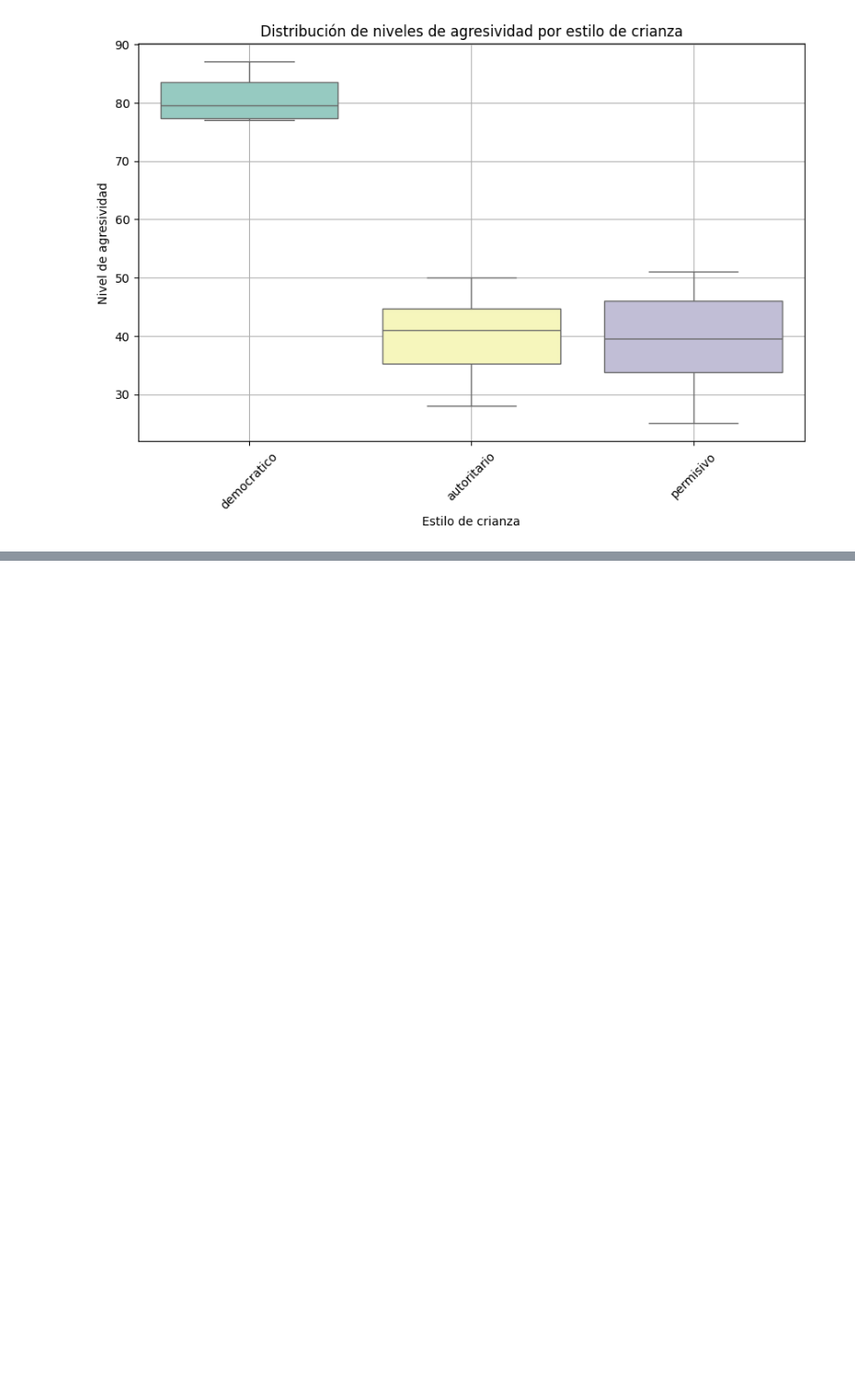
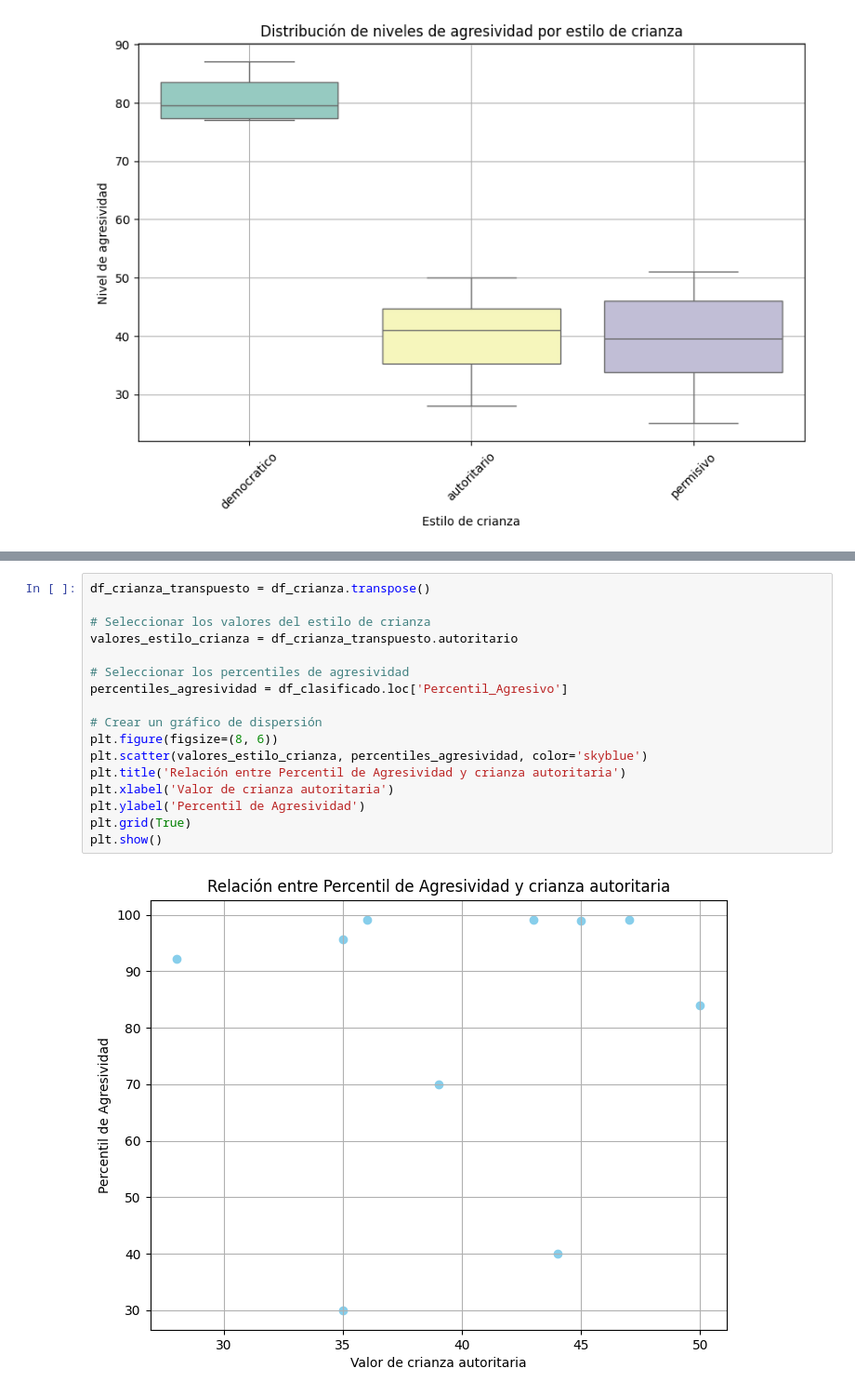
Before and after one commit to EmilDey/raulcabs, a Jupyter notebook: encuestas_CAB.ipynb, the cells around one changed output, grey strips where cells are left out. Shown at 93% size. Cells and saved outputs as stored; diff of their text form; blank space fills up the shorter version.

```diff
--- a/encuestas_CAB.ipynb
+++ b/encuestas_CAB.ipynb
@@ -395,0 +455,19 @@ plt.show()
+# %%
+df_crianza_transpuesto = df_crianza.transpose()
+
+# Seleccionar los valores del estilo de crianza
+valores_estilo_crianza = df_crianza_transpuesto.autoritario
+
+# Seleccionar los percentiles de agresividad
+percentiles_agresividad = df_clasificado.loc['Percentil_Agresivo']
+
+# Crear un gráfico de dispersión
+plt.figure(figsize=(8, 6))
+plt.scatter(valores_estilo_crianza, percentiles_agresividad, color='skyblue')
+plt.title('Relación entre Percentil de Agresividad y crianza autoritaria')
+plt.xlabel('Valor de crianza autoritaria')
+plt.ylabel('Percentil de Agresividad')
+plt.grid(True)
+plt.show()
+# %% [output]
+[figure, added]
```
Also changed, not shown: parts of 5 cells of this notebook.
